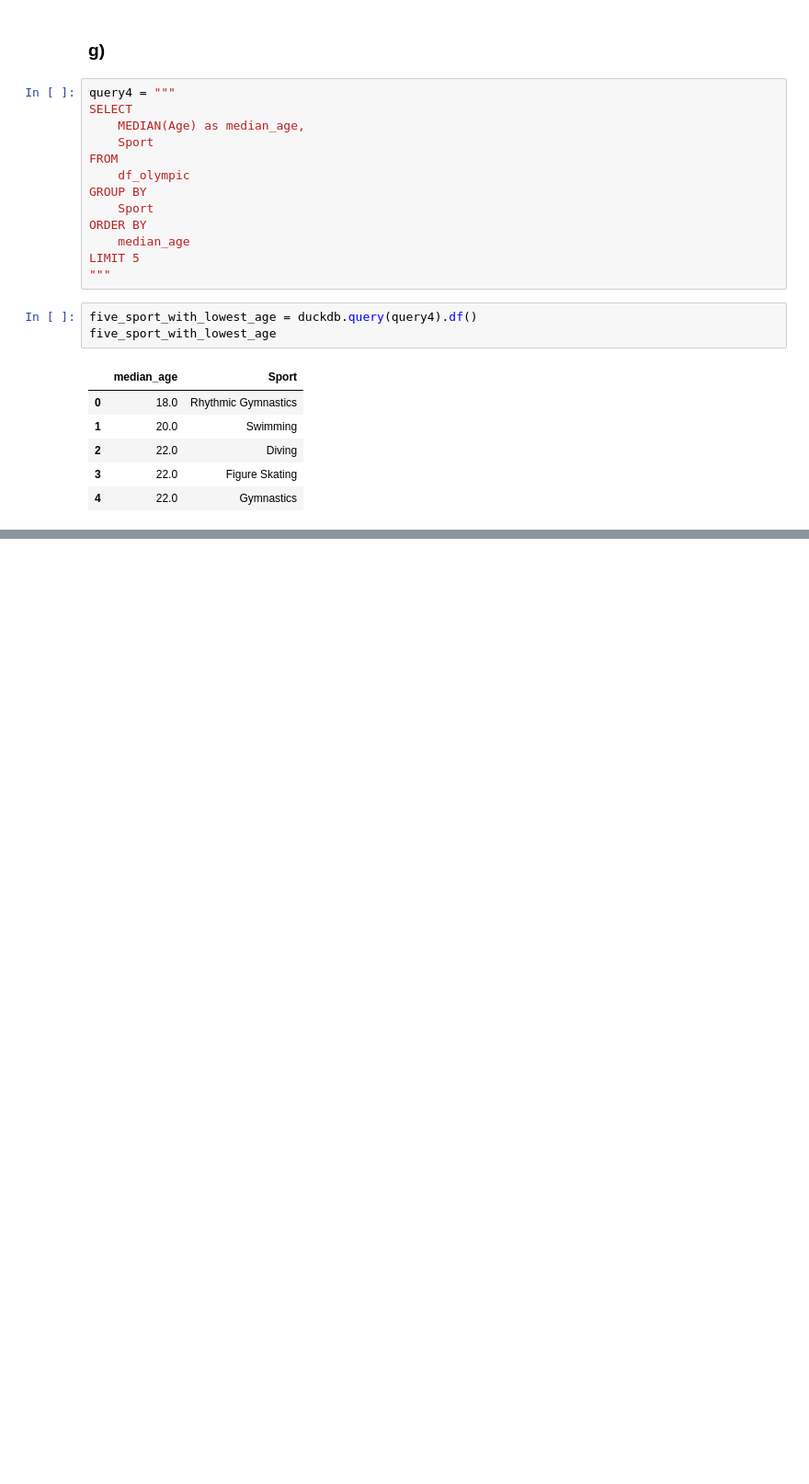
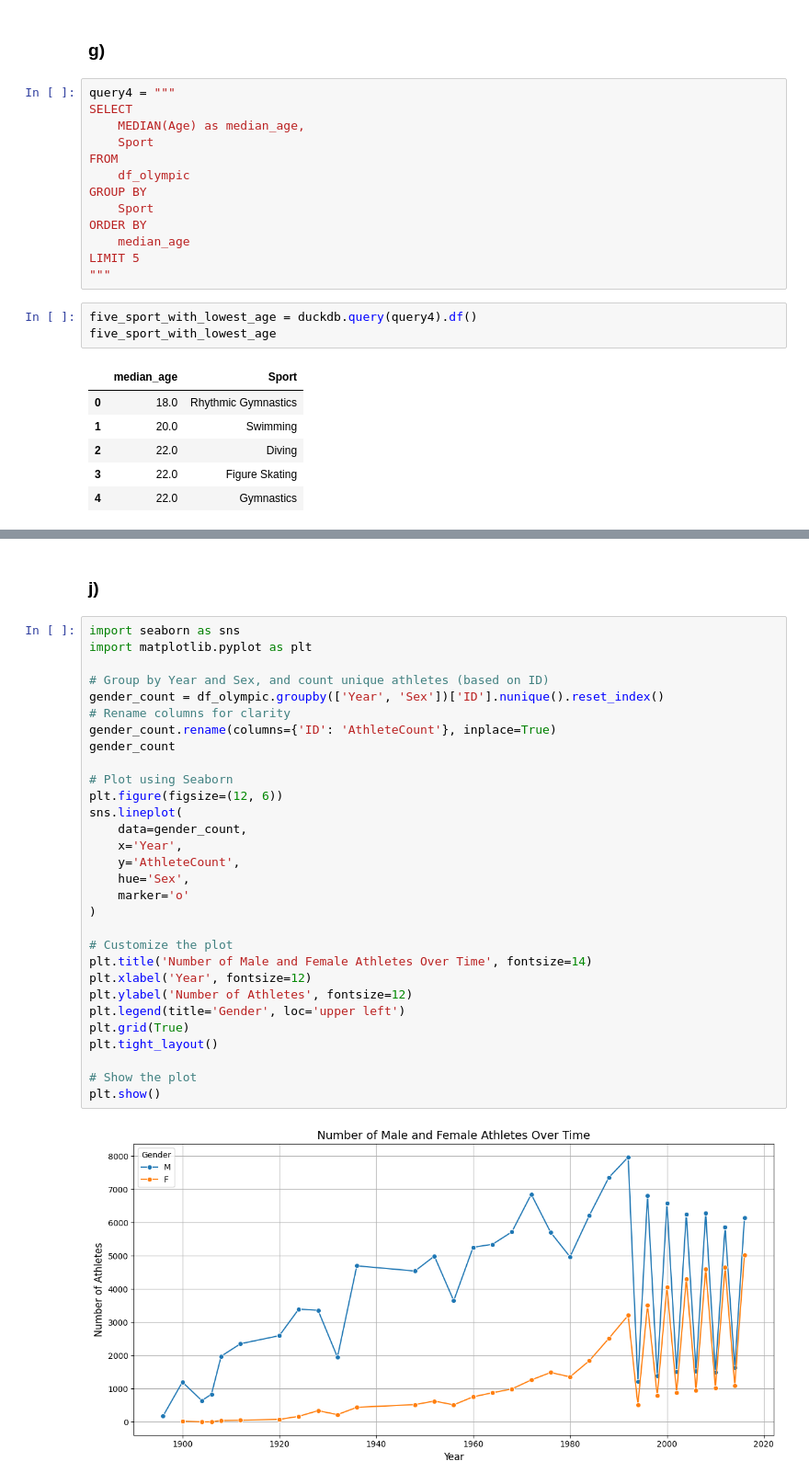
Before and after one commit to fredrikkron/data-platforms-fredrik-kron-de24, a Jupyter notebook: exercises/exercise_1.ipynb, the cells around one changed output, grey strips where cells are left out. Shown at 92% size. Saved outputs shown, nothing was run; the diff lists cells and outputs as text; blank space fills up the shorter version.

```diff
--- a/exercises/exercise_1.ipynb
+++ b/exercises/exercise_1.ipynb
@@ -357,0 +432,34 @@ five_sport_with_lowest_age
+# %% [markdown]
+### j)
+# %%
+import seaborn as sns
+import matplotlib.pyplot as plt
+
+# Group by Year and Sex, and count unique athletes (based on ID)
+gender_count = df_olympic.groupby(['Year', 'Sex'])['ID'].nunique().reset_index()
+# Rename columns for clarity
+gender_count.rename(columns={'ID': 'AthleteCount'}, inplace=True)
+gender_count
+
+# Plot using Seaborn
+plt.figure(figsize=(12, 6))
+sns.lineplot(
+    data=gender_count,
+    x='Year',
+    y='AthleteCount',
+    hue='Sex',
+    marker='o'
+)
+
+# Customize the plot
+plt.title('Number of Male and Female Athletes Over Time', fontsize=14)
+plt.xlabel('Year', fontsize=12)
+plt.ylabel('Number of Athletes', fontsize=12)
+plt.legend(title='Gender', loc='upper left')
+plt.grid(True)
+plt.tight_layout()
+
+# Show the plot
+plt.show()
+# %% [output]
+[figure, added]
```
Also changed, not shown: parts of 14 cells of this notebook.
